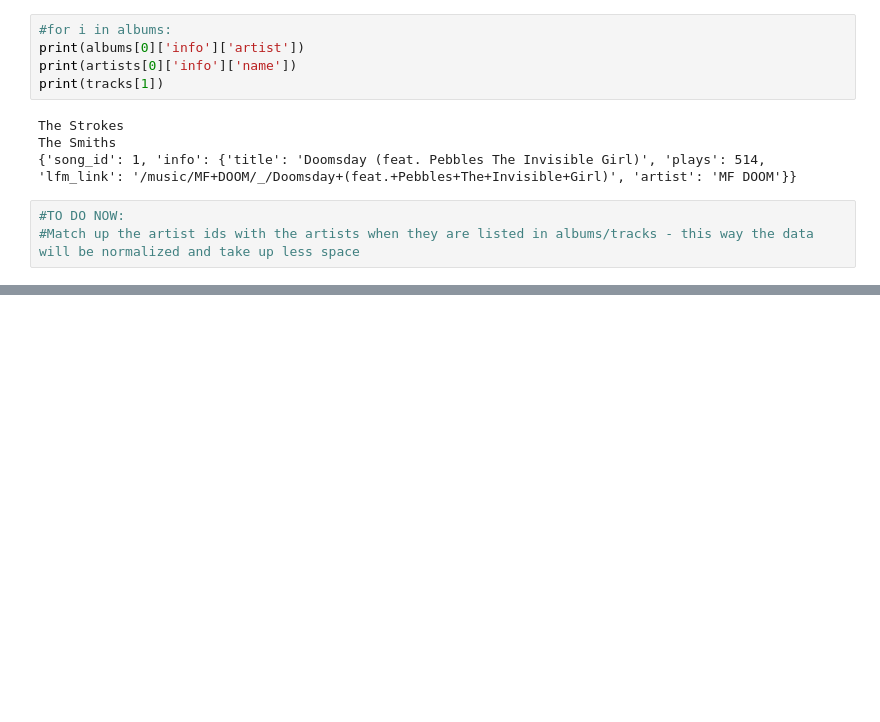
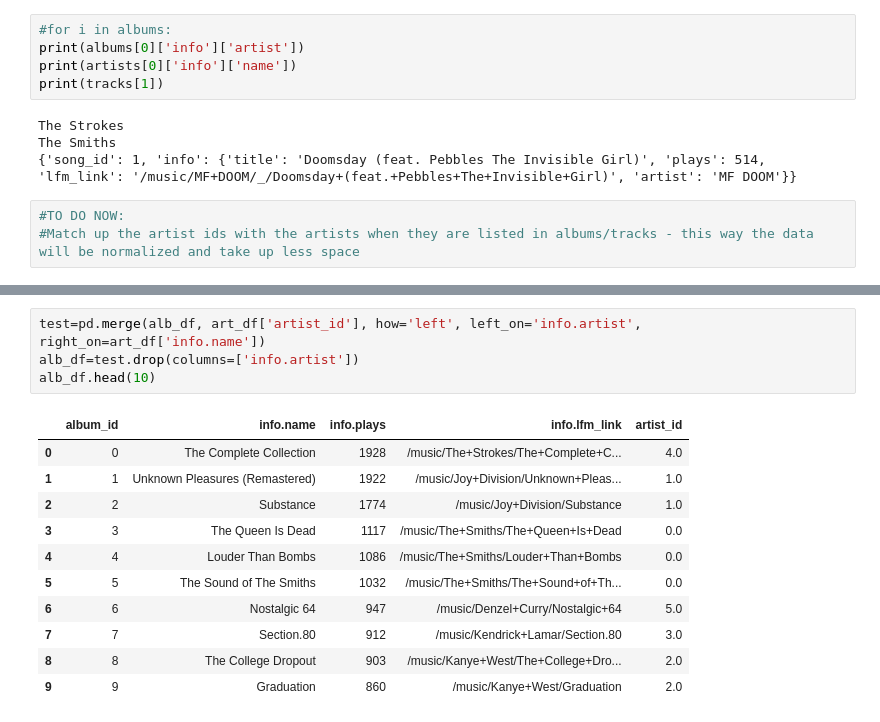
Before and after one commit to pcassioppi/lastfmScrape, a Jupyter notebook: lastfmScrape.ipynb, the cells around one changed output, grey strips where cells are left out. Drawn from its saved outputs; the diff is of its cells as text; blank space fills up the shorter version.

```diff
--- a/lastfmScrape.ipynb
+++ b/lastfmScrape.ipynb
@@ -272,0 +301,16 @@ print(alb)
+# %%
+test=pd.merge(alb_df, art_df['artist_id'], how='left', left_on='info.artist', right_on=art_df['info.name'])
+alb_df=test.drop(columns=['info.artist'])
+alb_df.head(10)
+# %% [output]
+|  | album_id | info.name | info.plays | info.lfm_link | artist_id |
+| 0 | 0 | The Complete Collection | 1928 | /music/The+Strokes/The+Complete+C... | 4.0 |
+| 1 | 1 | Unknown Pleasures (Remastered) | 1922 | /music/Joy+Division/Unknown+Pleas... | 1.0 |
+| 2 | 2 | Substance | 1774 | /music/Joy+Division/Substance | 1.0 |
+| 3 | 3 | The Queen Is Dead | 1117 | /music/The+Smiths/The+Queen+Is+Dead | 0.0 |
+| 4 | 4 | Louder Than Bombs | 1086 | /music/The+Smiths/Louder+Than+Bombs | 0.0 |
+| 5 | 5 | The Sound of The Smiths | 1032 | /music/The+Smiths/The+Sound+of+Th... | 0.0 |
+| 6 | 6 | Nostalgic 64 | 947 | /music/Denzel+Curry/Nostalgic+64 | 5.0 |
+| 7 | 7 | Section.80 | 912 | /music/Kendrick+Lamar/Section.80 | 3.0 |
+| 8 | 8 | The College Dropout | 903 | /music/Kanye+West/The+College+Dro... | 2.0 |
+| 9 | 9 | Graduation | 860 | /music/Kanye+West/Graduation | 2.0 |
```
Also changed, not shown: parts of 7 cells of this notebook.
